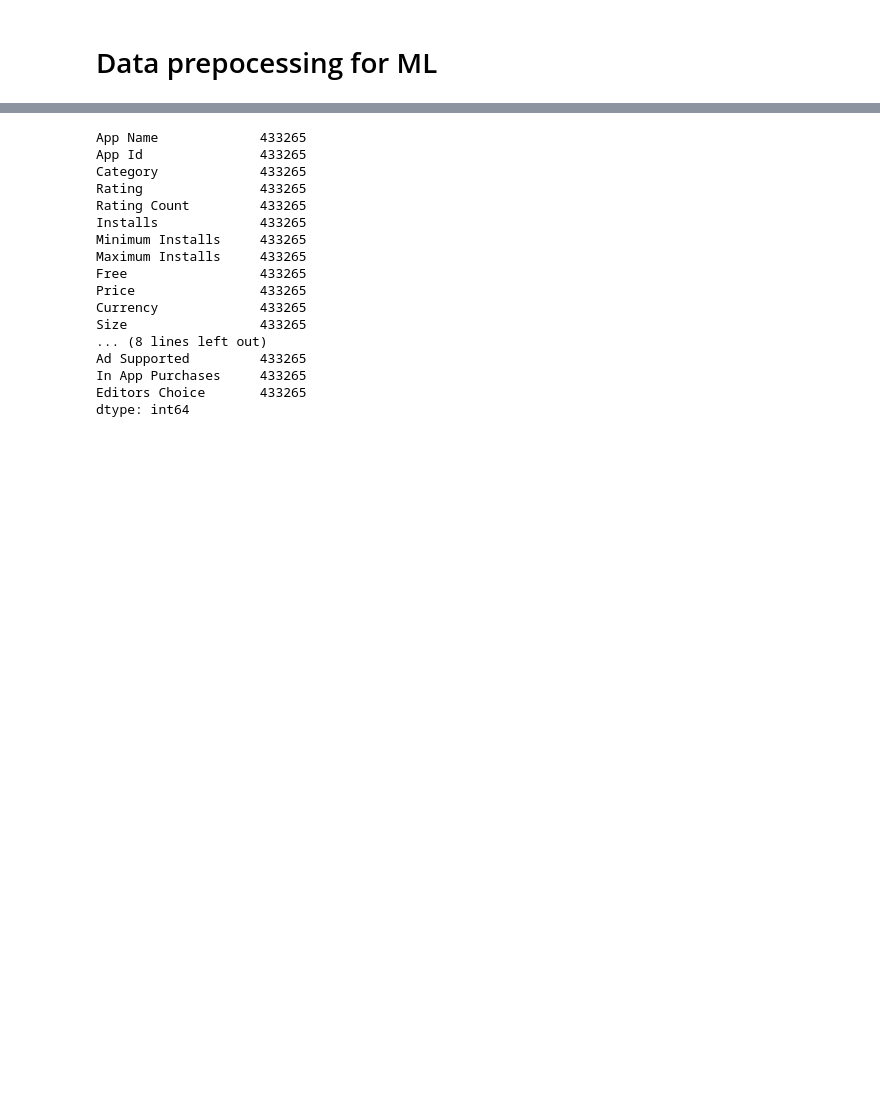
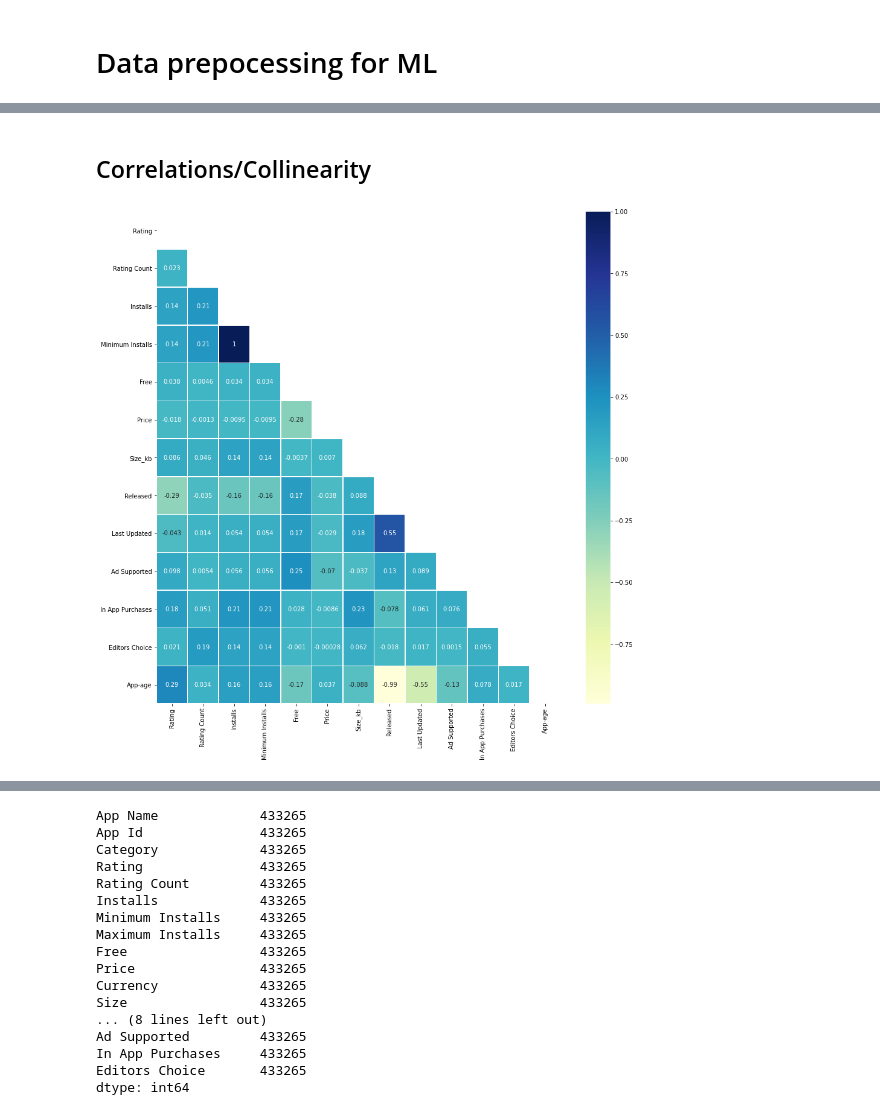
Before and after one commit to Salevo/Google-Play-Store-Analysis, a Jupyter notebook: Code/Data_cleaning_exploration.ipynb, the cells around one changed output, grey strips where cells are left out. Cells and saved outputs as stored; diff of their text form; code cells hidden in the pictures; blank space fills up the shorter version.

Commit message:
data cleaning

```diff
--- a/Code/Data_cleaning_exploration.ipynb
+++ b/Code/Data_cleaning_exploration.ipynb
@@ -230,2 +427,11 @@ Name: Minimum Installs, dtype: int64
+# %%
+df_clean['Released'] = df_clean['Released'].apply(date_to_ordinal)
+# %%
+df_clean['Last Updated'] = df_clean['Last Updated'].apply(date_to_ordinal)
 # %% [markdown]
 # Data prepocessing for ML
+# %%
+df_prep = df_clean.copy()
+# %%
+# drop: App Name, App Id , Developer Id, Developer Website, Developer Email, Privacy Policy > not relevant
+df_prep.drop(['App Name', 'App Id', 'Developer Id', 'Developer Website', 'Developer Email', 'Privacy Policy'], axis = 1, inplace = True)
@@ -232,3 +458,5 @@ Name: Minimum Installs, dtype: int64
+# %% [markdown]
+## Correlations/Collinearity
 # %%
 # Data prepocessing for machine learning dataset:
 
@@ -236,3 +464,15 @@ Name: Minimum Installs, dtype: int64
 # OUTLIERS: check
 # DUMMIES: 20,21,22, 8 bool into 1 and 0
 # object columns into dummies? which ones?
+# %%
+# High collinearity
+heatmap = df_prep.select_dtypes(['int64', 'float64']) # only numerical
+
+c = df_prep.corr()
+fig_dims = (15, 15)
+mask = np.triu(np.ones_like(c, dtype=bool))
+fig, ax = plt.subplots(figsize=fig_dims)
+sns.heatmap(c, annot=True,ax = ax, mask=mask,cmap="YlGnBu", linewidths=.5)
+plt.show()
+# %% [output]
+[figure, added]
```
Also changed, not shown: parts of 54 cells of this notebook.
